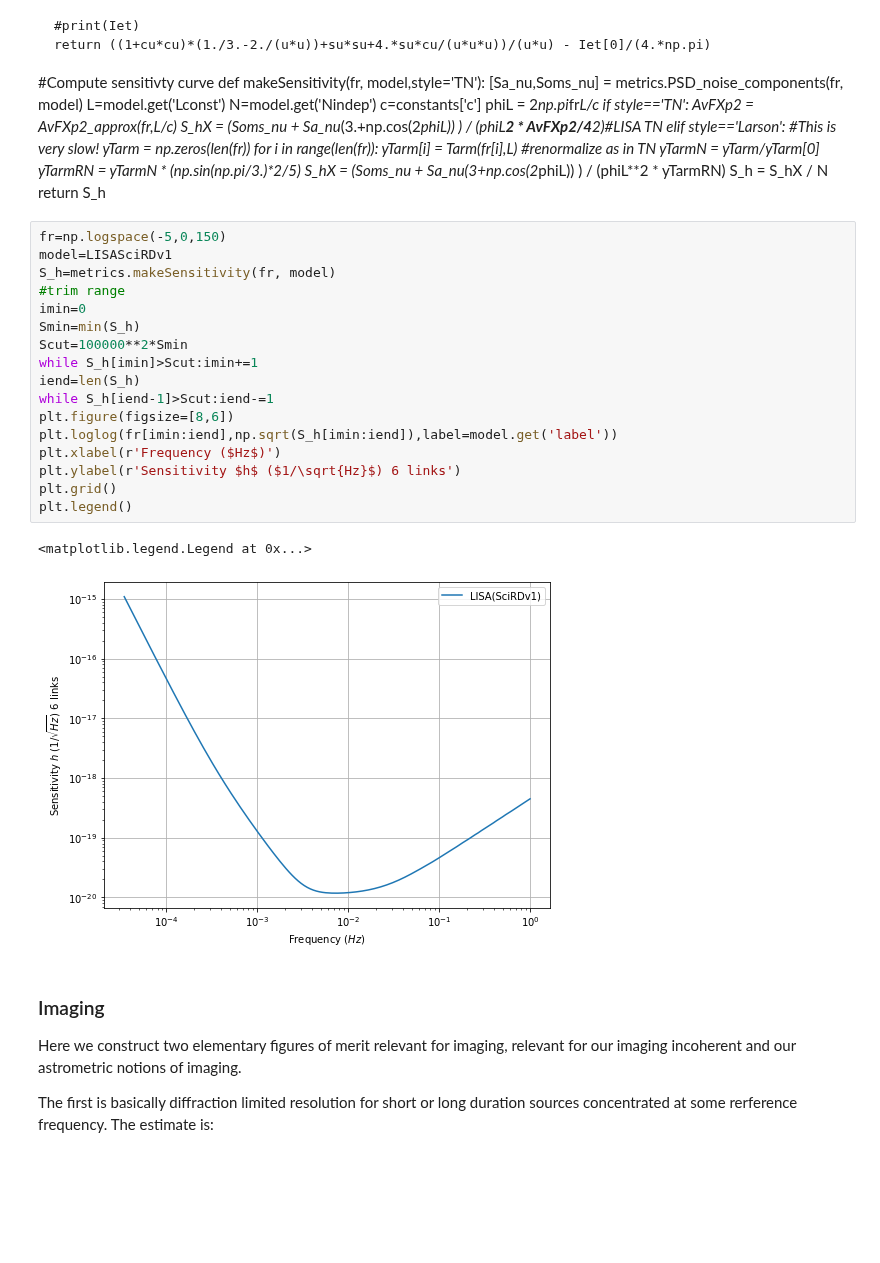
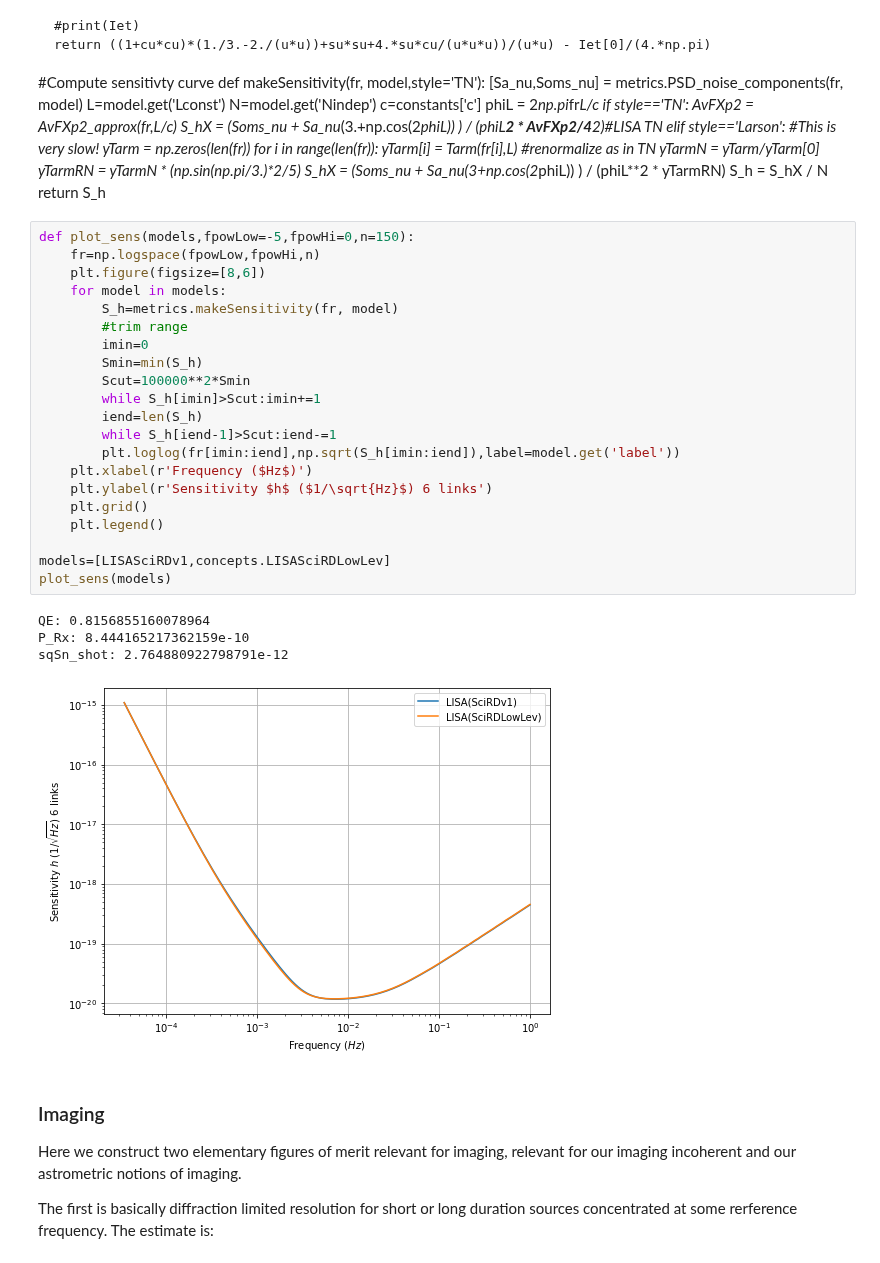
Before and after one commit to JohnGBaker/GWI-metrics, a Jupyter notebook: Notebooks/MetricsNotebook.ipynb, the cells around one changed output. Cells and saved outputs as stored; diff of their text form; blank space fills up the shorter version.

```diff
--- a/Notebooks/MetricsNotebook.ipynb
+++ b/Notebooks/MetricsNotebook.ipynb
@@ -184,25 +184,31 @@ def makeSensitivity(fr, model,style='TN'):
     S_h = S_hX / N
     return S_h
 # %%
-fr=np.logspace(-5,0,150)
-model=LISASciRDv1
-S_h=metrics.makeSensitivity(fr, model)
-#trim range
-imin=0
-Smin=min(S_h)
-Scut=100000**2*Smin
-while S_h[imin]>Scut:imin+=1
-iend=len(S_h)
-while S_h[iend-1]>Scut:iend-=1
-plt.figure(figsize=[8,6])
-plt.loglog(fr[imin:iend],np.sqrt(S_h[imin:iend]),label=model.get('label'))
-plt.xlabel(r'Frequency ($Hz$)')
-plt.ylabel(r'Sensitivity $h$ ($1/\sqrt{Hz}$) 6 links')
-plt.grid()
-plt.legend()
+def plot_sens(models,fpowLow=-5,fpowHi=0,n=150):
+    fr=np.logspace(fpowLow,fpowHi,n)
+    plt.figure(figsize=[8,6])
+    for model in models:
+        S_h=metrics.makeSensitivity(fr, model)
+        #trim range
+        imin=0
+        Smin=min(S_h)
+        Scut=100000**2*Smin
+        while S_h[imin]>Scut:imin+=1
+        iend=len(S_h)
+        while S_h[iend-1]>Scut:iend-=1
+        plt.loglog(fr[imin:iend],np.sqrt(S_h[imin:iend]),label=model.get('label'))
+    plt.xlabel(r'Frequency ($Hz$)')
+    plt.ylabel(r'Sensitivity $h$ ($1/\sqrt{Hz}$) 6 links')
+    plt.grid()
+    plt.legend()
+
+models=[LISASciRDv1,concepts.LISASciRDLowLev]
+plot_sens(models)
 # %% [output]
-<matplotlib.legend.Legend at 0x...>
+QE: 0.8156855160078964
+P_Rx: 8.444165217362159e-10
+sqSn_shot: 2.764880922798791e-12
-[figure, old version]
+[figure, new version]
 # %% [markdown]
 ### Imaging
 Here we construct two elementary figures of merit relevant for imaging, relevant for our imaging incoherent and our astrometric notions of imaging.
```
Also changed, not shown: 4 other files.
